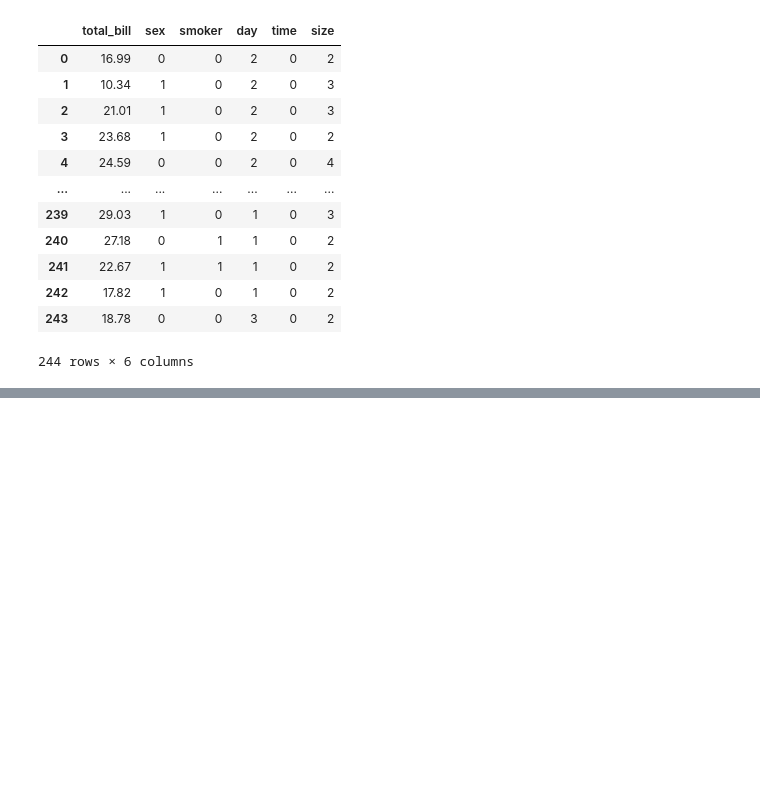
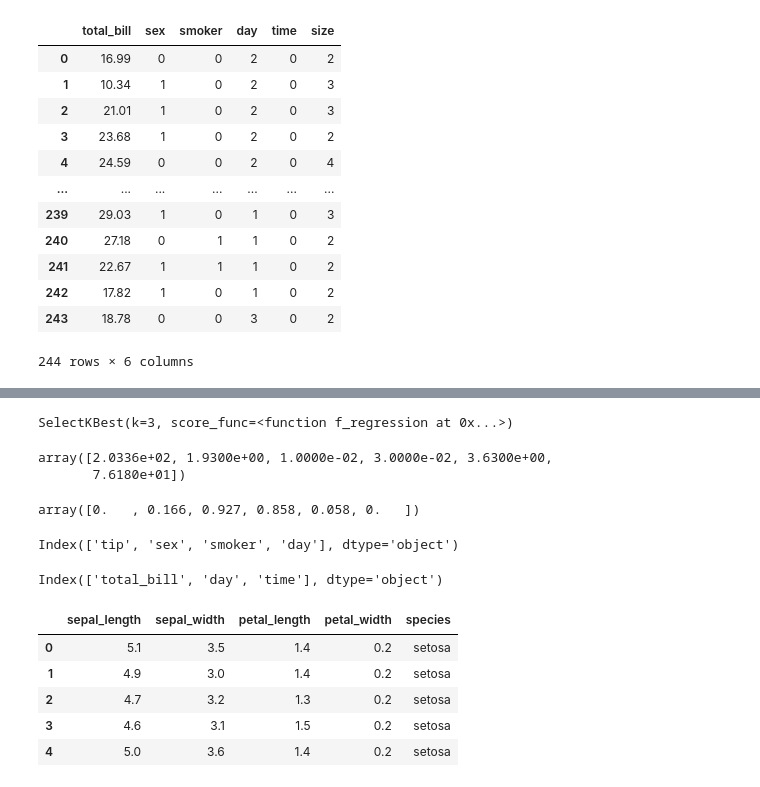
Before and after one commit to yashwanth0690/AD, a Jupyter notebook: day 16.ipynb, the cells around one changed output, grey strips where cells are left out. Saved outputs shown, nothing was run; the diff lists cells and outputs as text; code cells hidden in the pictures; blank space fills up the shorter version.

```diff
--- a/day 16.ipynb
+++ b/day 16.ipynb
@@ -48,0 +64,32 @@ X
+# %%
+test = SelectKBest(score_func=f_regression, k=3).fit(X,Y)
+test
+# %% [output]
+SelectKBest(k=3, score_func=<function f_regression at 0x...>)
+# %%
+np.round(test.scores_,2)
+# %% [output]
+array([2.0336e+02, 1.9300e+00, 1.0000e-02, 3.0000e-02, 3.6300e+00,
+       7.6180e+01])
+# %%
+np.round(test.pvalues_,3)
+# %% [output]
+array([0.   , 0.166, 0.927, 0.858, 0.058, 0.   ])
+# %%
+dataframe.columns[np.where(test.pvalues_>0.05)]
+# %% [output]
+Index(['tip', 'sex', 'smoker', 'day'], dtype='object')
+# %%
+dataframe.columns[test.get_support(indices=True)]
+# %% [output]
+Index(['total_bill', 'day', 'time'], dtype='object')
+# %%
+df=sns.load_dataset('iris')
+df.head()
+# %% [output]
+|  | sepal_length | sepal_width | petal_length | petal_width | species |
+| 0 | 5.1 | 3.5 | 1.4 | 0.2 | setosa |
+| 1 | 4.9 | 3.0 | 1.4 | 0.2 | setosa |
+| 2 | 4.7 | 3.2 | 1.3 | 0.2 | setosa |
+| 3 | 4.6 | 3.1 | 1.5 | 0.2 | setosa |
+| 4 | 5.0 | 3.6 | 1.4 | 0.2 | setosa |
```
Also changed, not shown: parts of 9 cells of this notebook.
